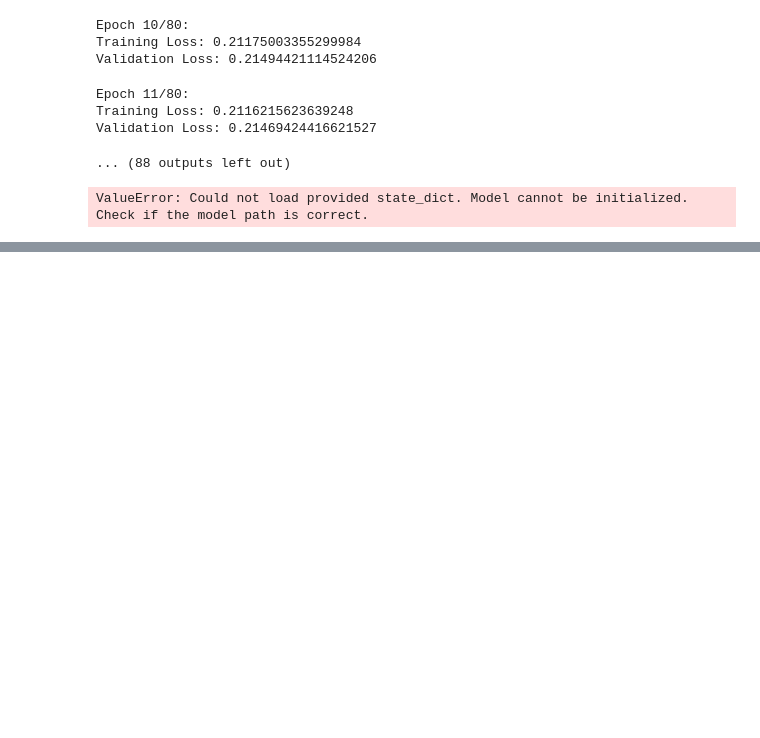
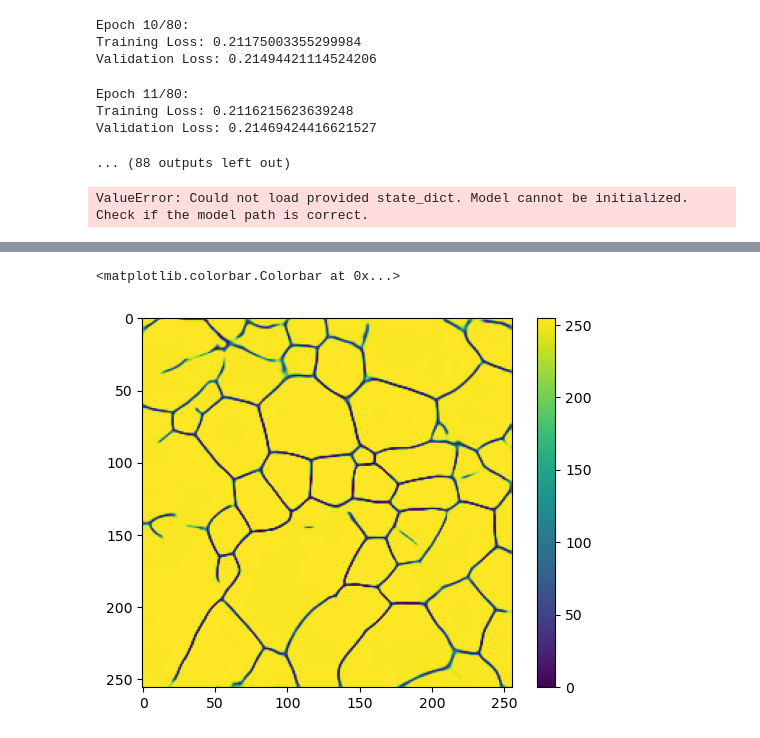
Before and after one commit to JGoddy/grain_unet, a Jupyter notebook: UNET.ipynb, the cells around one changed output, grey strips where cells are left out. Drawn from its saved outputs; the diff is of its cells as text; code cells hidden in the pictures; blank space fills up the shorter version.

```diff
--- a/UNET.ipynb
+++ b/UNET.ipynb
@@ -143,0 +223,4 @@ Added  27  grains to the list
+# %%
+pred_image_path = "training_data/predict_unet_grain_nouveaux_test_95_256/predict_98.png" #98
+pred_output_dir = "training_data/predict_unet_grain_nouveaux_test_95_256/"
+fov_size = 1661
@@ -143,0 +232,12 @@ Added  27  grains to the list
+# %%
+pred_image_name = Path(pred_image_path).stem
+pred_image = Image.open(pred_image_path)
+pred_image = pred_image.convert('L')  # Convert to grayscale
+# Convert image to numpy array and binarize
+pred_image_array = np.array(pred_image)
+# %%
+plt.imshow(pred_image_array,cmap='viridis')
+plt.colorbar()
+# %% [output]
+<matplotlib.colorbar.Colorbar at 0x...>
+[figure, added]
```
Also changed, not shown: parts of 29 cells of this notebook, 8 other files.
